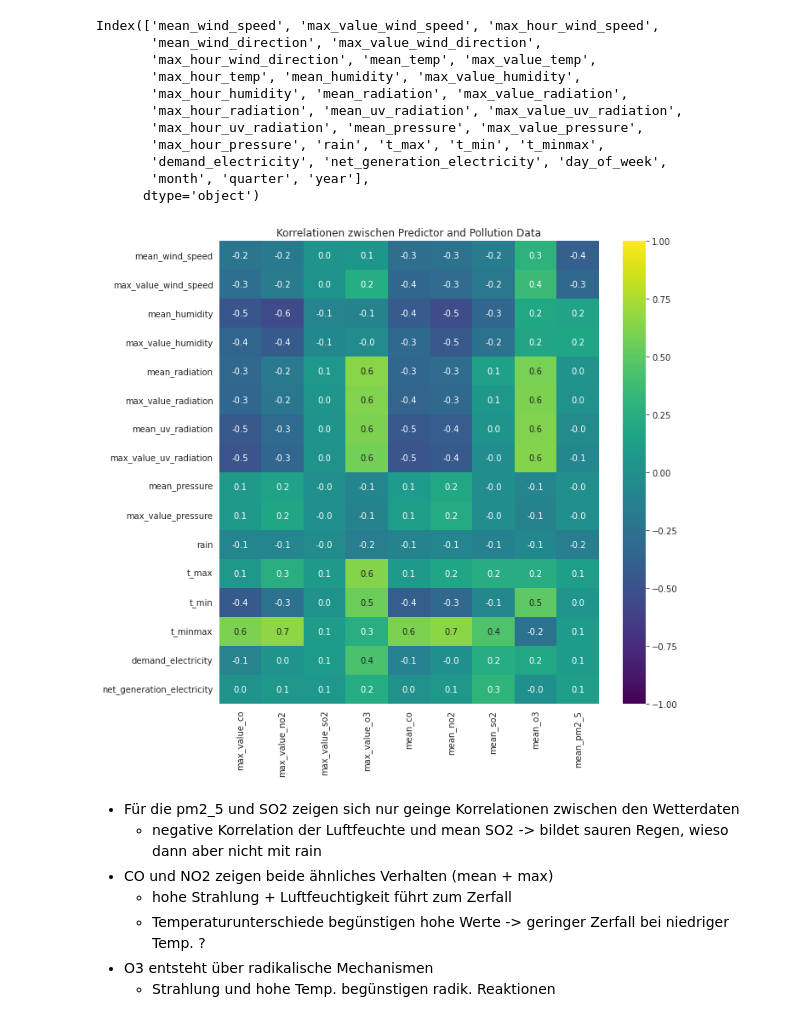
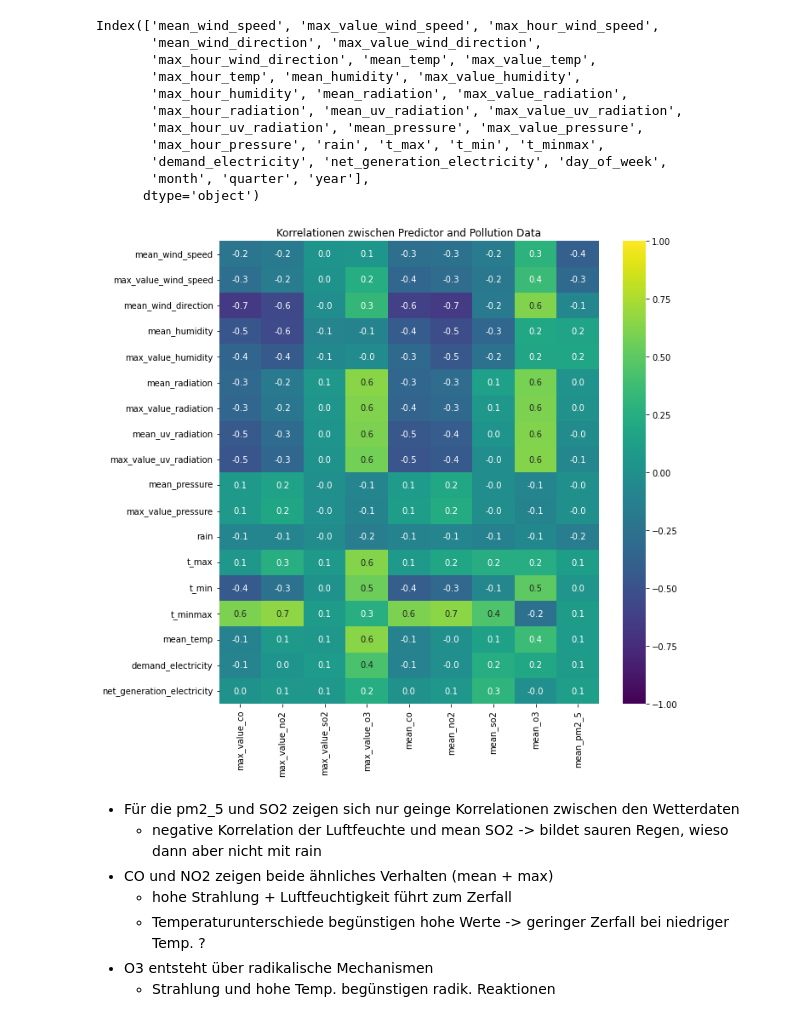
Before and after one commit to fxschmidt/AirPollution, a Jupyter notebook: Eigenes_Projekt/analysis_AirPollution.ipynb, the cells around one changed output. Drawn from its saved outputs; the diff is of its cells as text; code cells hidden in the pictures.

```diff
--- a/Eigenes_Projekt/analysis_AirPollution.ipynb
+++ b/Eigenes_Projekt/analysis_AirPollution.ipynb
@@ -213,22 +220,23 @@ Index(['mean_wind_speed', 'max_value_wind_speed', 'max_hour_wind_speed',
       dtype='object')
 # %%
 'Correlation zwischen den Schadstoffen und den Predictoren'
+#mean wind direction ist auch dabei, da wenig Wind nach Norden dabei ist (Fehler für 0/360°)
 columns_poll=[f"max_value_{i}" for i in pollutans[:4]] + [f"mean_{i}" for i in pollutans]
-predictor_columns=['mean_wind_speed','max_value_wind_speed','mean_humidity', 'max_value_humidity',
+predictor_columns=['mean_wind_speed','max_value_wind_speed',"mean_wind_direction",'mean_humidity', 'max_value_humidity',
         'mean_radiation', 'max_value_radiation',
         'mean_uv_radiation', 'max_value_uv_radiation',
         'mean_pressure', 'max_value_pressure',
-        'rain', 't_max', 't_min', 't_minmax',
+        'rain', 't_max', 't_min', 't_minmax','mean_temp',
        'demand_electricity', 'net_generation_electricity']
 mixed_corr = pd.concat([pollution[columns_poll],predictor[predictor_columns]],axis=1)
 #only the correlation between predictor and pollutants
 mixed_corr = mixed_corr.corr().iloc[9::,0:9]
 
 mixed_corr_fig, mixed_corr_ax = plt.subplots(figsize=(10,10))
 sns.heatmap(mixed_corr,cmap="viridis",vmin=-1,vmax=1,annot=True,fmt=".1f").set(title="Korrelationen zwischen Predictor and Pollution Data")
 mixed_corr_fig.savefig("Visualization/EDA/Correlation_Heatmap_mixed.png",dpi=200,bbox_inches="tight")
 # %% [output]
-[figure, old version]
+[figure, new version]
 # %% [markdown]
 - Für die pm2_5 und SO2 zeigen sich nur geinge Korrelationen zwischen den Wetterdaten
   - negative Korrelation der Luftfeuchte und mean SO2 -> bildet sauren Regen, wieso dann aber nicht mit rain
```
Also changed, not shown: parts of 23 cells of this notebook, 5 other files.
